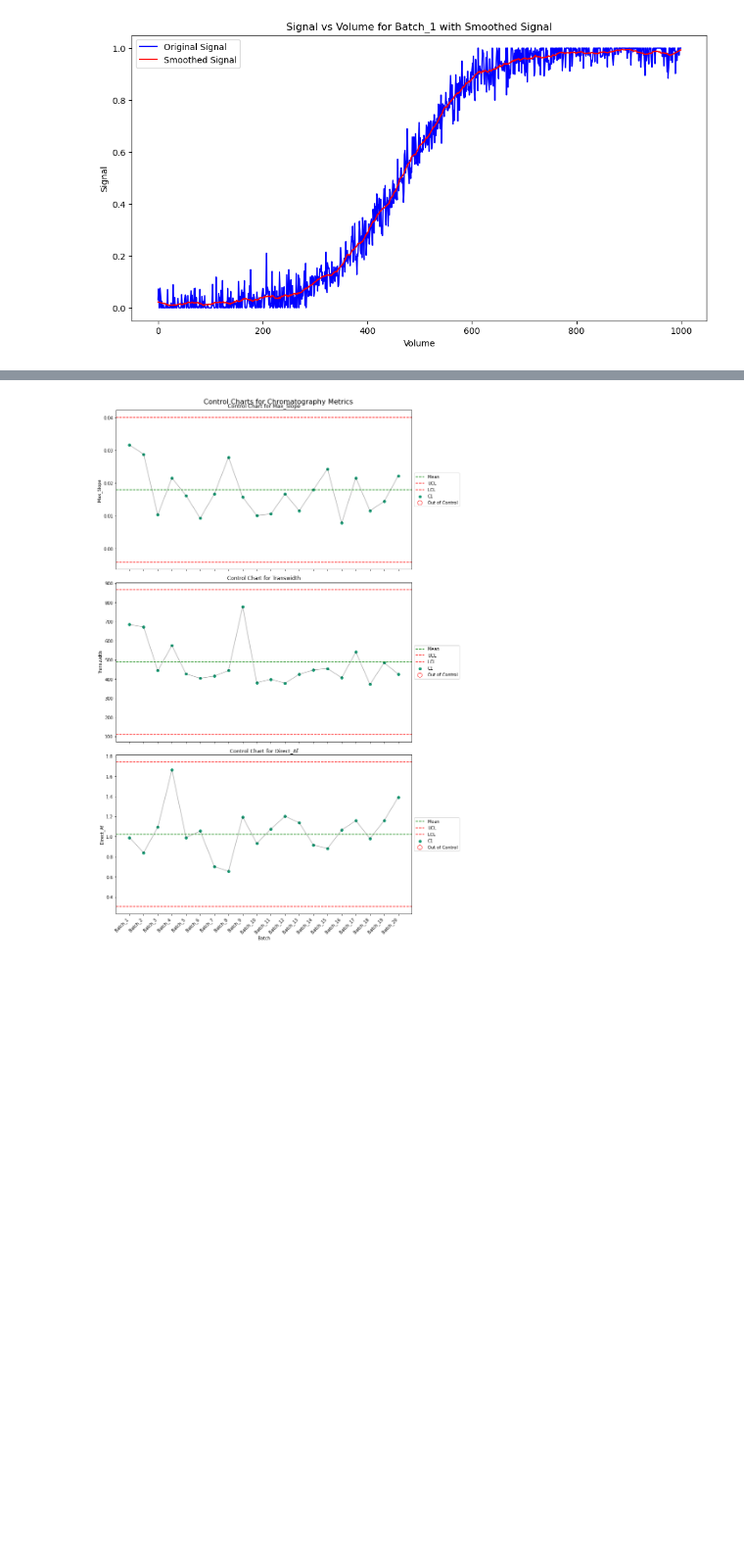
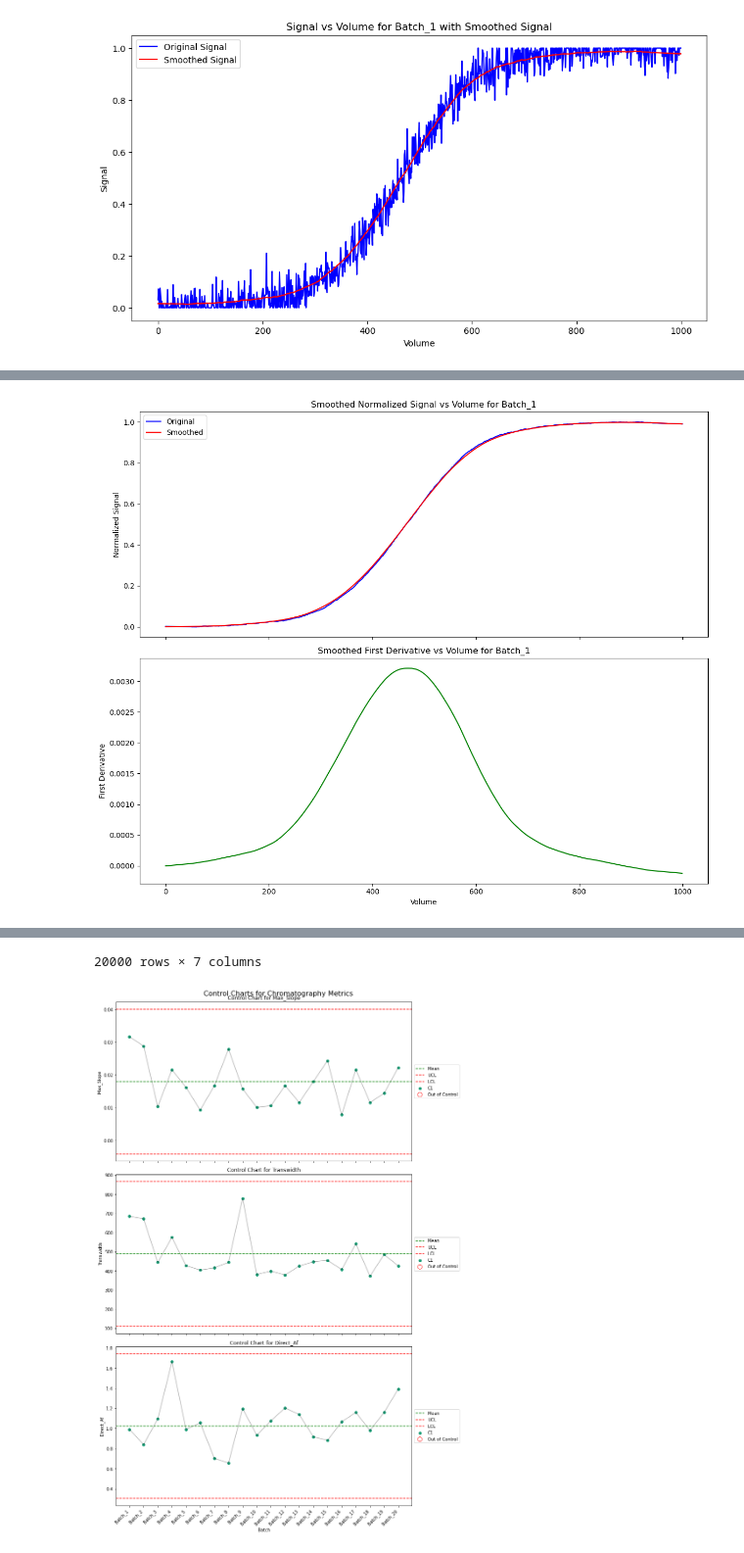
Before and after one commit to vincentgaul/direct_transitional_analysis, a Jupyter notebook: TA.ipynb, the cells around one changed output, grey strips where cells are left out. Shown: that part at 98% size. Drawn from its saved outputs; the diff is of its cells as text; code cells hidden in the pictures; blank space fills up the shorter version.

Commit message:
split out first deriv function

```diff
--- a/TA.ipynb
+++ b/TA.ipynb
@@ -52,6 +52,6 @@ df_final
 # %%
 from helper_functions import smooth_signal
 # %%
-df_smooth  = smooth_signal(df_final, example_batch="Batch_1")
+df_smooth  = smooth_signal(df_final, example_batch="Batch_1", window_length=100, polyorder=1)
 # %% [output]
 [figure]
@@ -79,0 +104,4 @@ df_normalized  = normalize_signal(df_smooth, example_batch="Batch_1")
+# %%
+calculate_smooth_first_derivative(df_normalized, example_batch="Batch_1", window_length=100, polyorder=1)
+# %% [output]
+[figure, added]
@@ -80,3 +120,4 @@ df_normalized  = normalize_signal(df_smooth, example_batch="Batch_1")
+20000 rows × 7 columns
 # %%
 # from helper_functions import normalize_signal
 # %%
```
Also changed, not shown: parts of 8 cells of this notebook, 1 other file.
